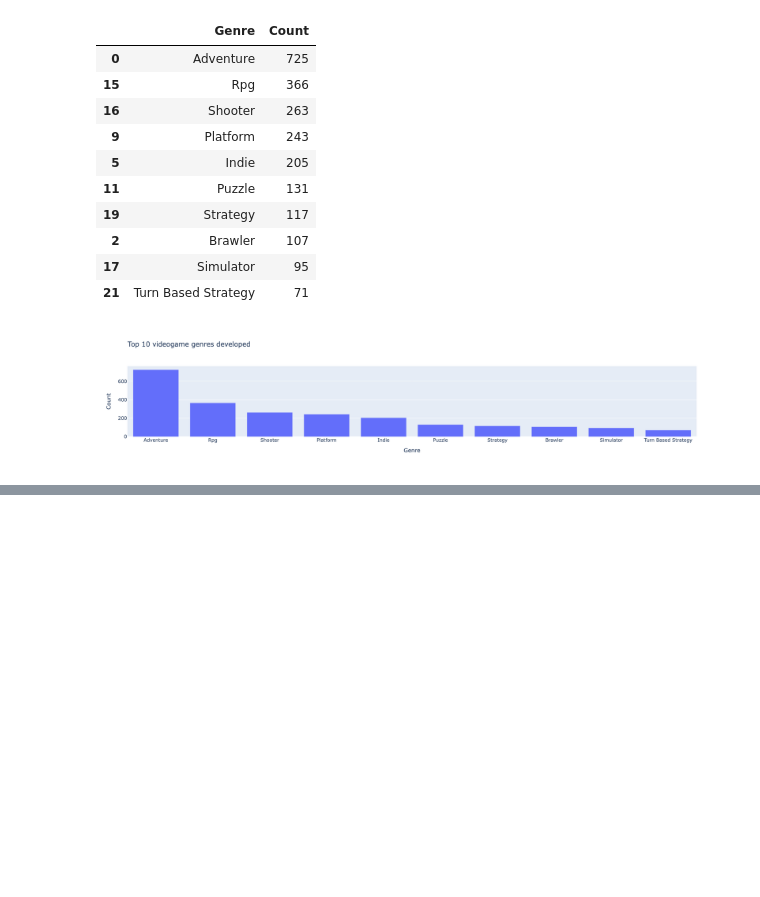
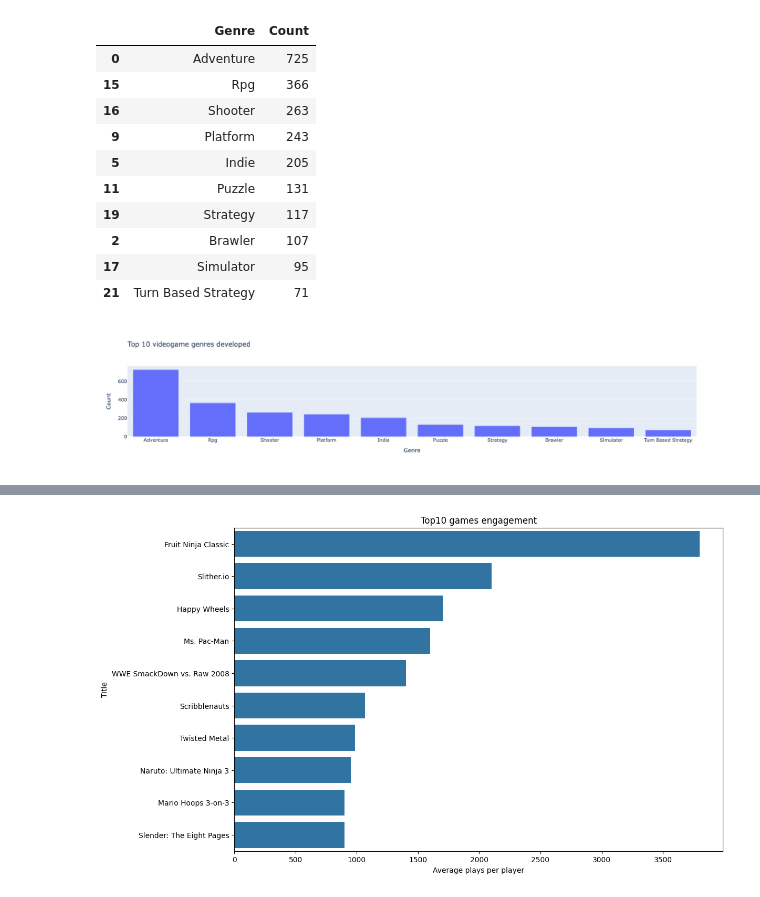
Before and after one commit to oglezsan/project1-vganalysis, a Jupyter notebook: notebooks/vganalysis.ipynb, the cells around one changed output, grey strips where cells are left out. Drawn from its saved outputs; the diff is of its cells as text; code cells hidden in the pictures; blank space fills up the shorter version.

```diff
--- a/notebooks/vganalysis.ipynb
+++ b/notebooks/vganalysis.ipynb
@@ -436,0 +389,8 @@ Name: count, dtype: int64
+# %%
+#level of engagement
+
+df_engage = df[df["playing"] != 0 ]
+#df_engage
+df_engage["avg_plays"] = round(df_engage["plays"]/df_engage["playing"])
+df_engage = df_engage.sort_values(by="avg_plays", ascending = False)
+df_engage.head()
@@ -436,0 +408,9 @@ Name: count, dtype: int64
+# %%
+plt.figure(figsize=(12, 8))
+barplot = sns.barplot(x='avg_plays', y='title', data=df_engage.head(10))
+plt.title("Top10 games engagement")
+plt.xlabel('Average plays per player')
+plt.ylabel('Title')
+plt.show()
+# %% [output]
+[figure, added]
```
Also changed, not shown: parts of 6 cells of this notebook.
